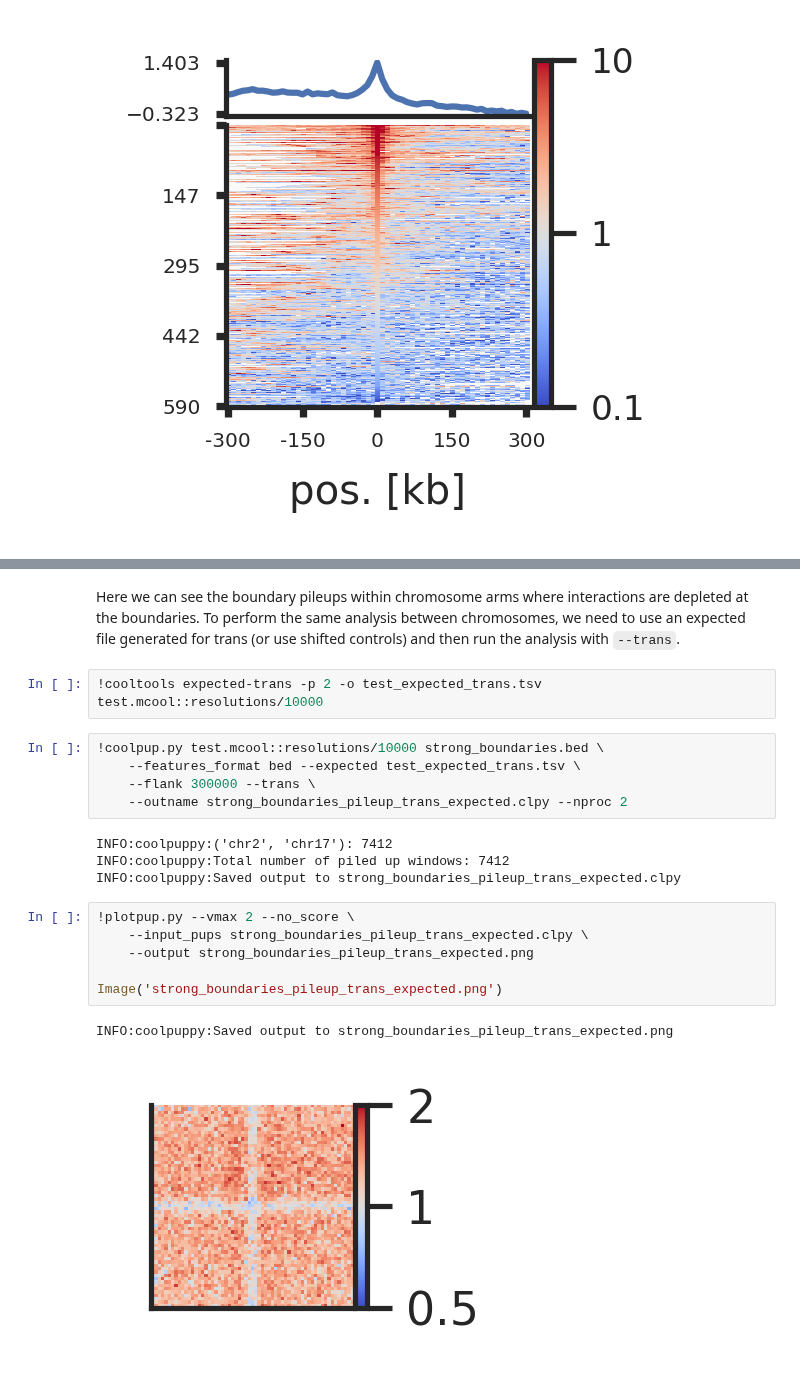
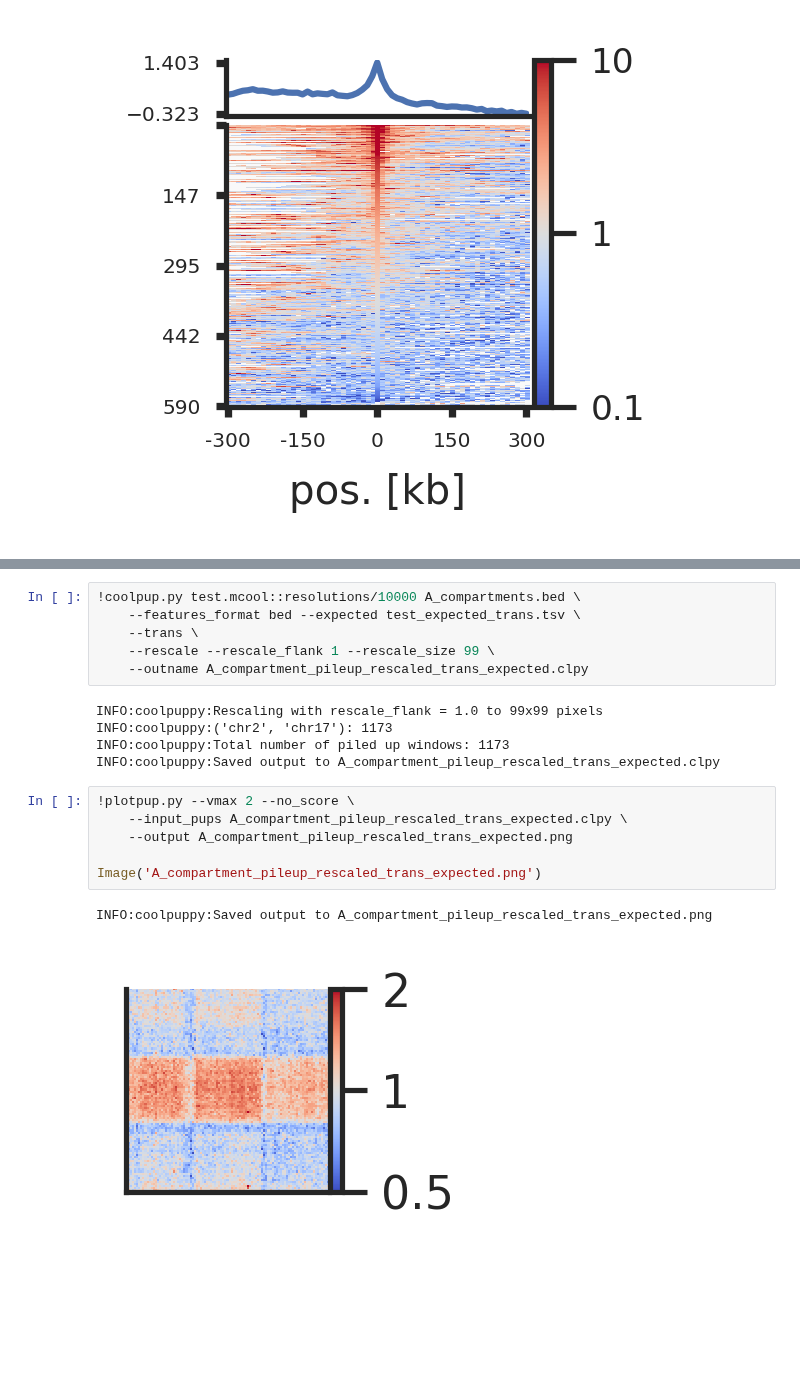
Before and after one commit to open2c/coolpuppy, a Jupyter notebook: docs/source/Examples/Walkthrough_CLI.ipynb, the cells around one changed output, grey strips where cells are left out. Saved outputs shown, nothing was run; the diff lists cells and outputs as text; blank space fills up the shorter version.

```diff
--- a/docs/source/Examples/Walkthrough_CLI.ipynb
+++ b/docs/source/Examples/Walkthrough_CLI.ipynb
@@ -407,23 +442,21 @@ INFO:coolpuppy:Saved output to strong_boundaries_pileup_cis_expected.png
-# %% [markdown]
-Here we can see the boundary pileups within chromosome arms where interactions are depleted at the boundaries. To perform the same analysis between chromosomes, we need to use an expected file generated for trans (or use shifted controls) and then run the analysis with `--trans`.
-# %%
-!cooltools expected-trans -p 2 -o test_expected_trans.tsv test.mcool::resolutions/10000
 # %%
-!coolpup.py test.mcool::resolutions/10000 strong_boundaries.bed \
+!coolpup.py test.mcool::resolutions/10000 A_compartments.bed \
     --features_format bed --expected test_expected_trans.tsv \
-    --flank 300000 --trans \
-    --outname strong_boundaries_pileup_trans_expected.clpy --nproc 2
+    --trans \
+    --rescale --rescale_flank 1 --rescale_size 99 \
+    --outname A_compartment_pileup_rescaled_trans_expected.clpy
 # %% [output]
-INFO:coolpuppy:('chr2', 'chr17'): 7412
-INFO:coolpuppy:Total number of piled up windows: 7412
-INFO:coolpuppy:Saved output to strong_boundaries_pileup_trans_expected.clpy
+INFO:coolpuppy:Rescaling with rescale_flank = 1.0 to 99x99 pixels
+INFO:coolpuppy:('chr2', 'chr17'): 1173
+INFO:coolpuppy:Total number of piled up windows: 1173
+INFO:coolpuppy:Saved output to A_compartment_pileup_rescaled_trans_expected.clpy
 # %%
 !plotpup.py --vmax 2 --no_score \
-    --input_pups strong_boundaries_pileup_trans_expected.clpy \
-    --output strong_boundaries_pileup_trans_expected.png
+    --input_pups A_compartment_pileup_rescaled_trans_expected.clpy \
+    --output A_compartment_pileup_rescaled_trans_expected.png
 
-Image('strong_boundaries_pileup_trans_expected.png')
+Image('A_compartment_pileup_rescaled_trans_expected.png')
 # %% [output]
-INFO:coolpuppy:Saved output to strong_boundaries_pileup_trans_expected.png
+INFO:coolpuppy:Saved output to A_compartment_pileup_rescaled_trans_expected.png
-[figure, old version]
+[figure, new version]
 # %% [markdown]
```
Also changed, not shown: parts of 23 cells of this notebook, 3 other files.
